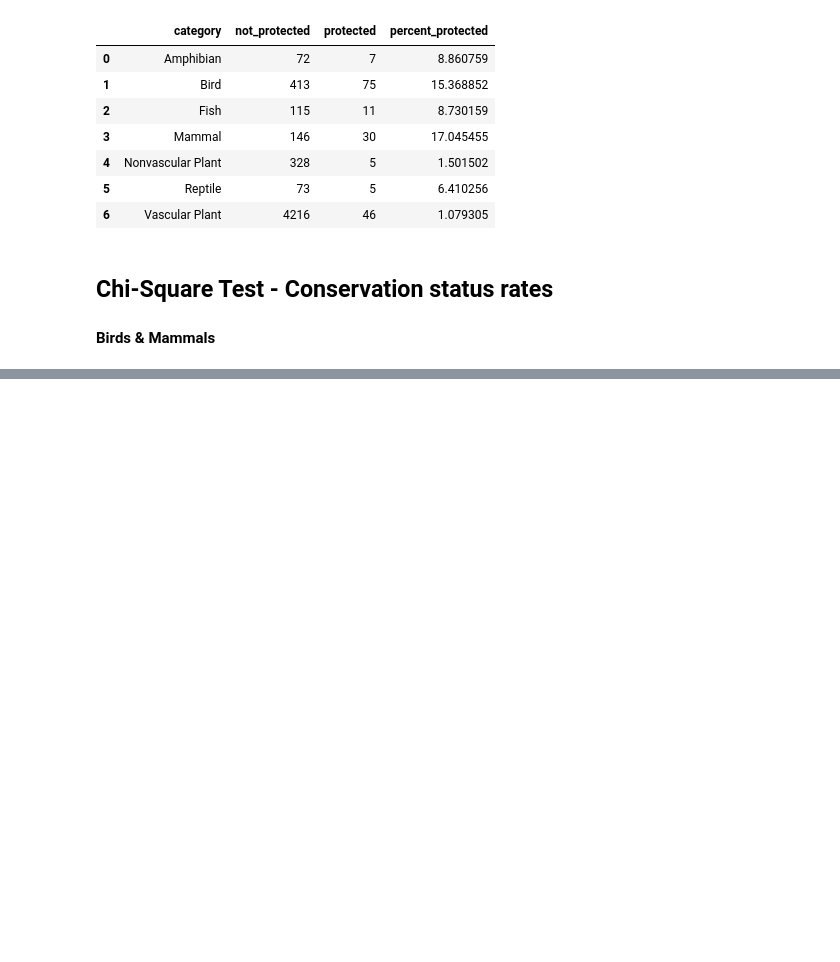
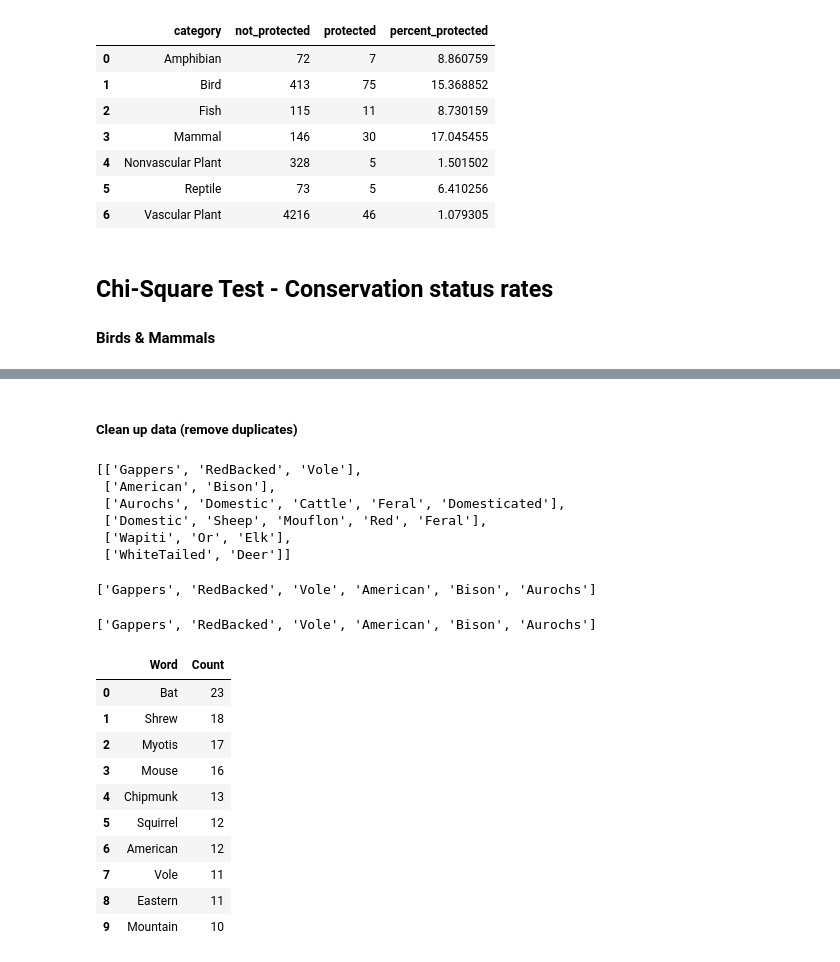
Before and after one commit to christinabeckaskenaizer/Park_Biodiversity, a Jupyter notebook: biodiversity.ipynb, the cells around one changed output, grey strips where cells are left out. Cells and saved outputs as stored; diff of their text form; code cells hidden in the pictures; blank space fills up the shorter version.

```diff
--- a/biodiversity.ipynb
+++ b/biodiversity.ipynb
@@ -200,0 +209,12 @@ Chi2ContingencyResult(statistic=np.float64(3.614446345777712), pvalue=np.float64
+# %%
+from itertools import chain
+import string
+
+def remove_punctuation(text):
+    for punctuation in string.punctuation:
+        text = text.replace(punctuation, '')
+    return text
+
+common_names = species_info_df[species_info_df.category == 'Mammal'].common_names.apply(remove_punctuation).str.split().tolist()
+
+common_names[:6]
@@ -200,0 +234,46 @@ Chi2ContingencyResult(statistic=np.float64(3.614446345777712), pvalue=np.float64
+# %% [markdown]
+##### Clean up data (remove duplicates)
+# %%
+clean_rows = []
+
+for item in common_names:
+    item = list(dict.fromkeys(item))
+    clean_rows.append(item)
+
+clean_rows[:6]
+# %% [output]
+[['Gappers', 'RedBacked', 'Vole'],
+ ['American', 'Bison'],
+ ['Aurochs', 'Domestic', 'Cattle', 'Feral', 'Domesticated'],
+ ['Domestic', 'Sheep', 'Mouflon', 'Red', 'Feral'],
+ ['Wapiti', 'Or', 'Elk'],
+ ['WhiteTailed', 'Deer']]
+# %%
+result = list(chain.from_iterable(i if isinstance(i, list) else [i] for i  in clean_rows))
+result[:6]
+# %% [output]
+['Gappers', 'RedBacked', 'Vole', 'American', 'Bison', 'Aurochs']
+# %%
+result[:6]
+# %% [output]
+['Gappers', 'RedBacked', 'Vole', 'American', 'Bison', 'Aurochs']
+# %%
+words_counted = []
+
+for animal in result:
+    x = result.count(animal)
+    words_counted.append((animal,x))
+
+pd.DataFrame(set(words_counted), columns = ['Word', 'Count']).sort_values("Count", ascending = False).head(10).reset_index(drop=True)
+# %% [output]
+|  | Word | Count |
+| 0 | Bat | 23 |
+| 1 | Shrew | 18 |
+| 2 | Myotis | 17 |
+| 3 | Mouse | 16 |
+| 4 | Chipmunk | 13 |
+| 5 | Squirrel | 12 |
+| 6 | American | 12 |
+| 7 | Vole | 11 |
+| 8 | Eastern | 11 |
+| 9 | Mountain | 10 |
```
Also changed, not shown: parts of 9 cells of this notebook.
